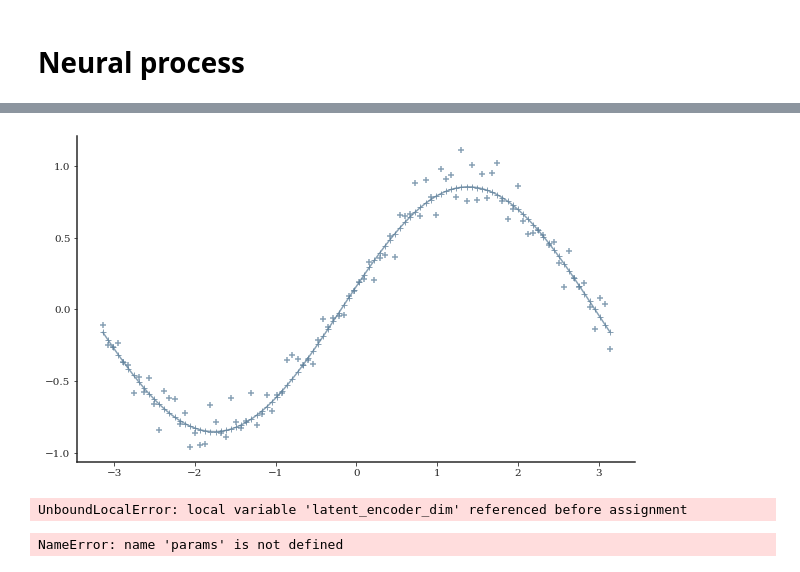
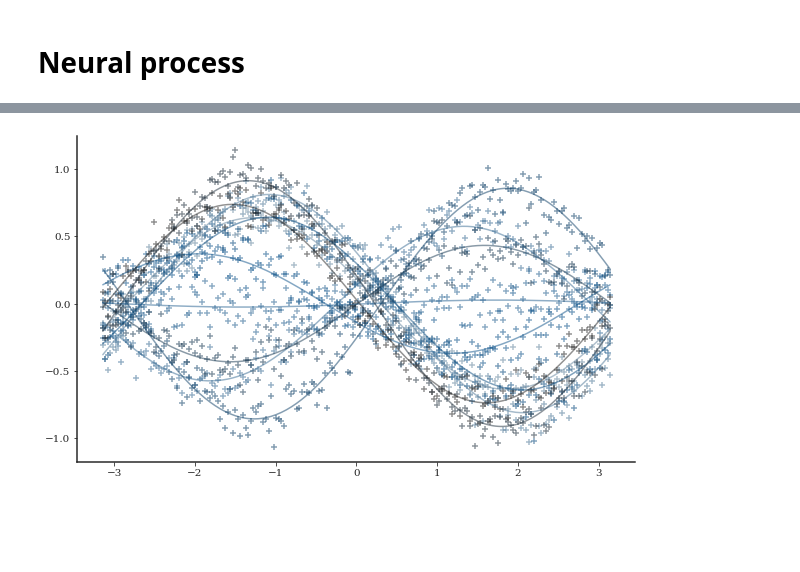
Before and after one commit to ramsey-devs/ramsey, a Jupyter notebook: docs/notebooks/neural_process.ipynb, the cells around one changed output, grey strips where cells are left out. Drawn from its saved outputs; the diff is of its cells as text; code cells hidden in the pictures; blank space fills up the shorter version.

Commit message:
Minor additions
Fixes training, adds a notebook, updates README and other small fixes
and beautifications

```diff
--- a/docs/notebooks/neural_process.ipynb
+++ b/docs/notebooks/neural_process.ipynb
@@ -72,15 +23,25 @@ y_context = y_target[:, context_idxs, :]
+# %%
+key = random.PRNGKey(12)
+# %%
+key, sample_key = random.split(key, 2)
+
+(x_target, y_target), f_target = sample_from_sinus_function(
+    sample_key,
+    batch_size=10,
+    num_observations=200
+)
 # %%
 cols = palettes.discrete_sequential_colors(10)
 
 _, ax = plt.subplots(figsize=(10, 6))
-for i in range(x_target.shape[0]):
+for i in range(10):
     x = np.squeeze(x_target[i, :, :])
     y = np.squeeze(y_target[i, :, :])
     f = np.squeeze(f_target[i, :, :])
     idxs = np.argsort(x)
-    ax.plot(x[idxs], f[idxs], marker="+", color=cols[i], alpha=0.75)
-    ax.scatter(x[idxs], y[idxs], marker="+", color=cols[i], alpha=0.75)
+    ax.plot(x[idxs], f[idxs], color=cols[i], alpha=0.5)
+    ax.scatter(x[idxs], y[idxs], marker="+", color=cols[i], alpha=0.5)
 plt.show()
 # %% [output]
-[figure, old version]
+[figure, new version]
 # %%
@@ -98,19 +58,6 @@ f  = hk.transform(f)
 # %%
 key, init_key = random.split(key)
-params = f.init(init_key, x_context=x_context, y_context=y_context, x_target=x_target)
+
+params = neural_process.init(
+    init_key, x_context=x_target, y_context=y_target, x_target=x_target
+)
-# %% [output]
-UnboundLocalError: local variable 'latent_encoder_dim' referenced before assignment
-# %%
-key, train_key = random.split(key)
-params, objectives = train(
-    f,
-    params,
-    train_key,
-    n_iter=20000,
-    x_context=x_context,
-    y_context=y_context,
-    x_target=x_target,
-    y_target=y_target,
-)
-# %% [output]
-NameError: name 'params' is not defined
```
Also changed, not shown: parts of 14 cells of this notebook, 7 other files.
